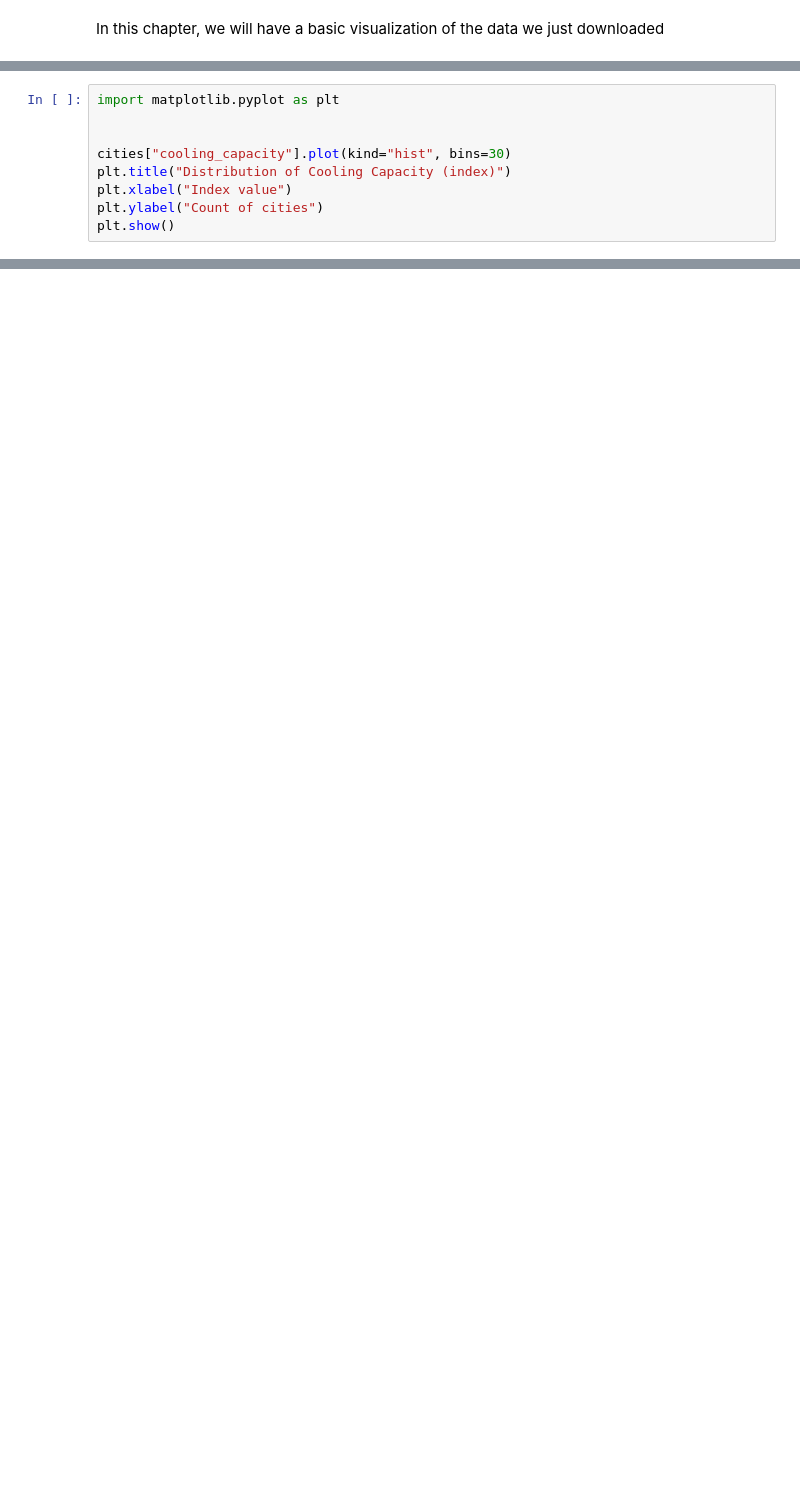
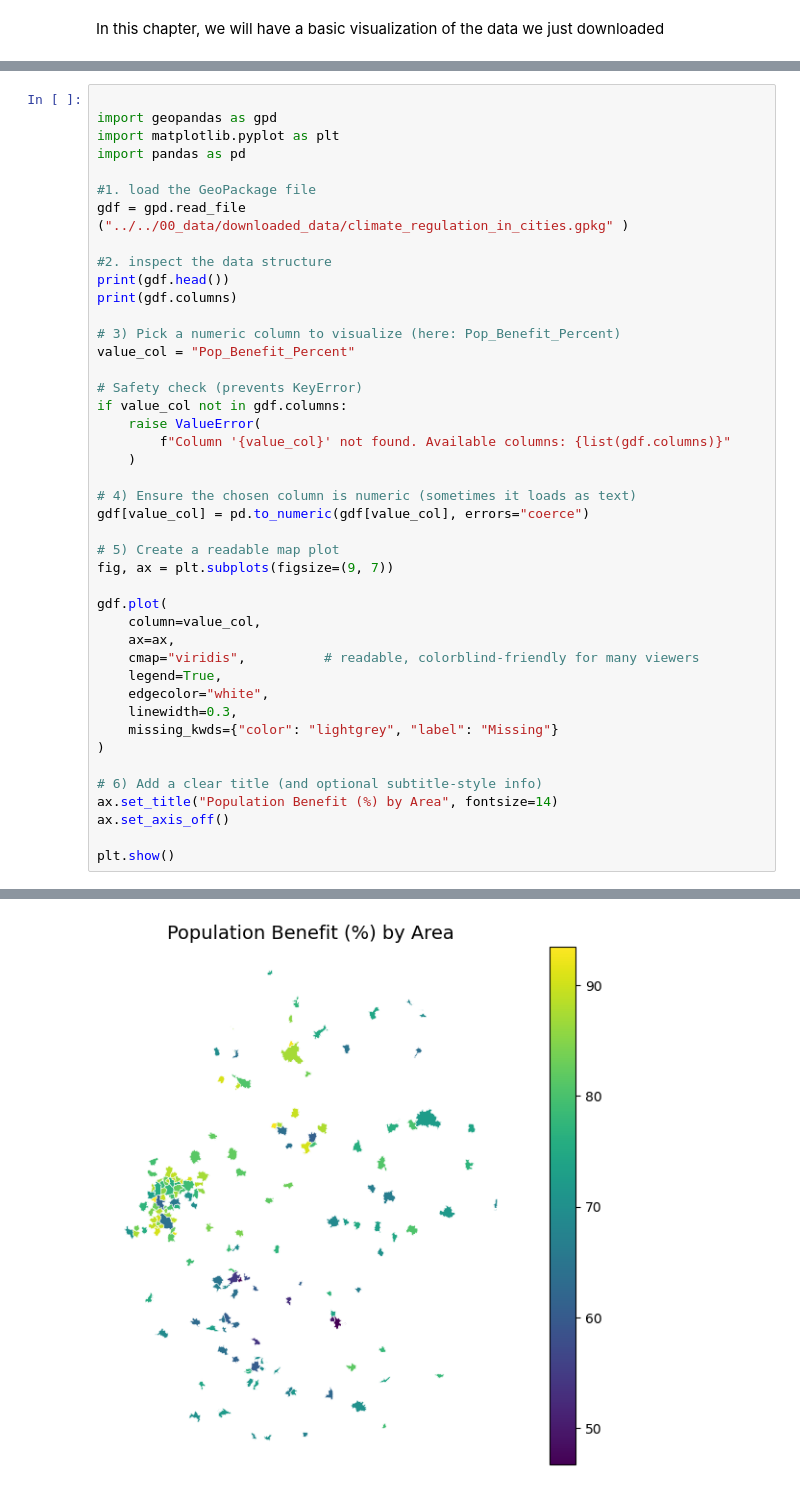
Before and after one commit to ioer-dresden/jupyter-book-ioerdata, a Jupyter notebook: notebooks/ioerdata_api/03_basic_visualization.ipynb, the cells around one changed output, grey strips where cells are left out. Saved outputs shown, nothing was run; the diff lists cells and outputs as text; blank space fills up the shorter version.

Commit message:
basic plot added

```diff
--- a/notebooks/ioerdata_api/03_basic_visualization.ipynb
+++ b/notebooks/ioerdata_api/03_basic_visualization.ipynb
@@ -5,10 +11,44 @@ Histogram / distribution of the indicator
 # %%
+
+import geopandas as gpd
 import matplotlib.pyplot as plt
+import pandas as pd
 
+#1. load the GeoPackage file
+gdf = gpd.read_file ("../../00_data/downloaded_data/climate_regulation_in_cities.gpkg" )
 
-cities["cooling_capacity"].plot(kind="hist", bins=30)
-plt.title("Distribution of Cooling Capacity (index)")
-plt.xlabel("Index value")
-plt.ylabel("Count of cities")
+#2. inspect the data structure
+print(gdf.head())
+print(gdf.columns)
+
+# 3) Pick a numeric column to visualize (here: Pop_Benefit_Percent)
+value_col = "Pop_Benefit_Percent"
+
+# Safety check (prevents KeyError)
+if value_col not in gdf.columns:
+    raise ValueError(
+        f"Column '{value_col}' not found. Available columns: {list(gdf.columns)}"
+    )
+
+# 4) Ensure the chosen column is numeric (sometimes it loads as text)
+gdf[value_col] = pd.to_numeric(gdf[value_col], errors="coerce")
+
+# 5) Create a readable map plot
+fig, ax = plt.subplots(figsize=(9, 7))
+
+gdf.plot(
+    column=value_col,
+    ax=ax,
+    cmap="viridis",          # readable, colorblind-friendly for many viewers
+    legend=True,
+    edgecolor="white",
+    linewidth=0.3,
+    missing_kwds={"color": "lightgrey", "label": "Missing"}
+)
+
+# 6) Add a clear title (and optional subtitle-style info)
+ax.set_title("Population Benefit (%) by Area", fontsize=14)
+ax.set_axis_off()
+
 plt.show()
 # %% [output]
@@ -15,0 +71 @@ ModuleNotFoundError: No module named 'matplotlib'
+[figure, added]
```
Also changed, not shown: parts of 3 cells of this notebook.
